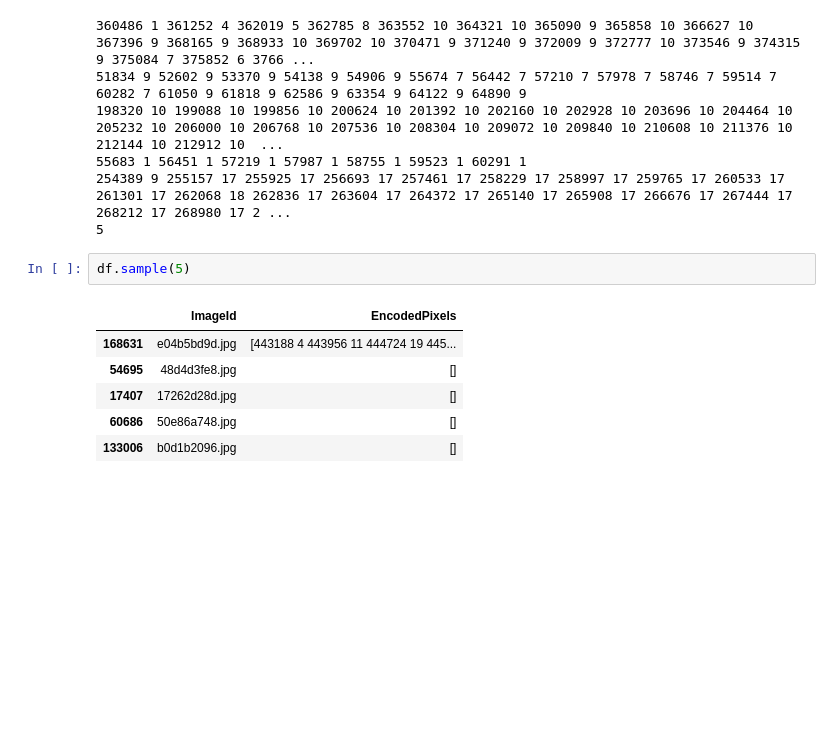
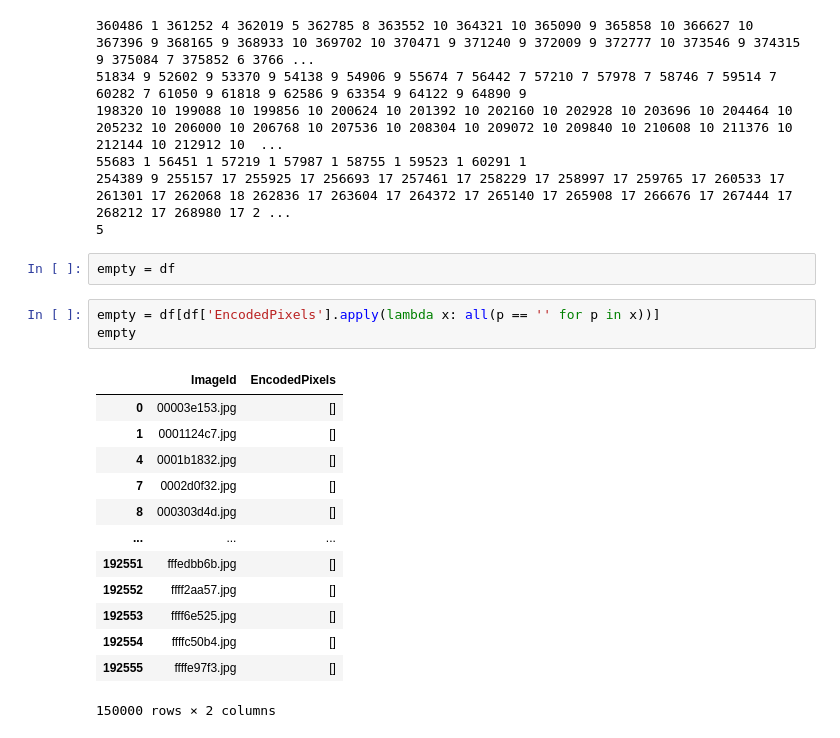
Before and after one commit to romanilchyshyn/airbus-ship-detection-v2, a Jupyter notebook: notebooks/investigate.ipynb, the cells around one changed output. Saved outputs shown, nothing was run; the diff lists cells and outputs as text; blank space fills up the shorter version.

```diff
--- a/notebooks/investigate.ipynb
+++ b/notebooks/investigate.ipynb
@@ -87,11 +87,21 @@ print(len(rles))
 254389 9 255157 17 255925 17 256693 17 257461 17 258229 17 258997 17 259765 17 260533 17 261301 17 262068 18 262836 17 263604 17 264372 17 265140 17 265908 17 266676 17 267444 17 268212 17 268980 17 2 ...
 5
 # %%
-df.sample(5)
+empty = df
-# %% [output]
-|  | ImageId | EncodedPixels |
-| 168631 | e04b5bd9d.jpg | [443188 4 443956 11 444724 19 445... |
-| 54695 | 48d4d3fe8.jpg | [] |
-| 17407 | 17262d28d.jpg | [] |
-| 60686 | 50e86a748.jpg | [] |
-| 133006 | b0d1b2096.jpg | [] |
+# %%
+empty = df[df['EncodedPixels'].apply(lambda x: all(p == '' for p in x))]
+empty
+# %% [output]
+|  | ImageId | EncodedPixels |
+| 0 | 00003e153.jpg | [] |
+| 1 | 0001124c7.jpg | [] |
+| 4 | 0001b1832.jpg | [] |
+| 7 | 0002d0f32.jpg | [] |
+| 8 | 000303d4d.jpg | [] |
+| ... | ... | ... |
+| 192551 | fffedbb6b.jpg | [] |
+| 192552 | ffff2aa57.jpg | [] |
+| 192553 | ffff6e525.jpg | [] |
+| 192554 | ffffc50b4.jpg | [] |
+| 192555 | ffffe97f3.jpg | [] |
+150000 rows × 2 columns
```
Also changed, not shown: parts of 4 cells of this notebook, 3 other files.
